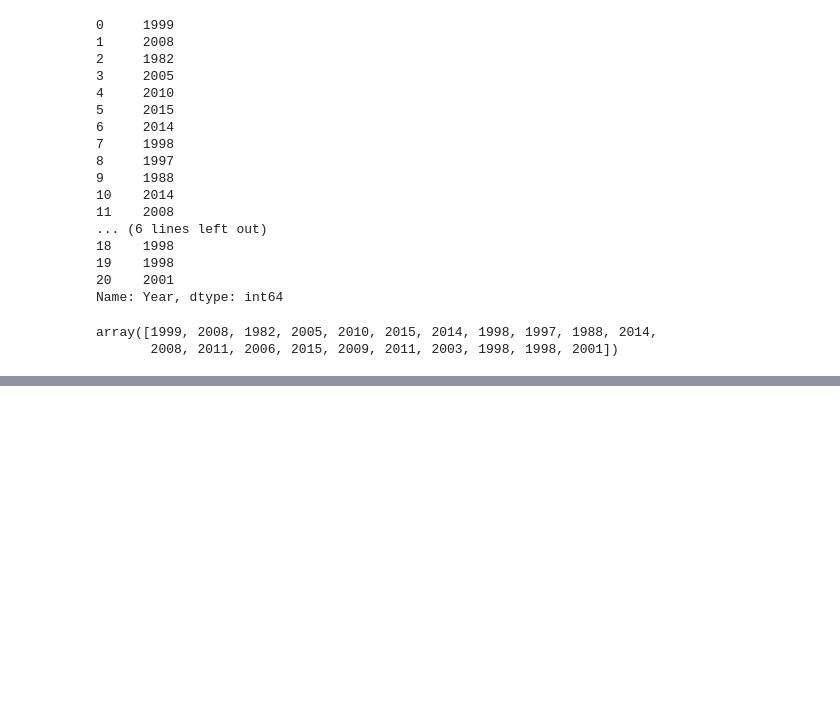
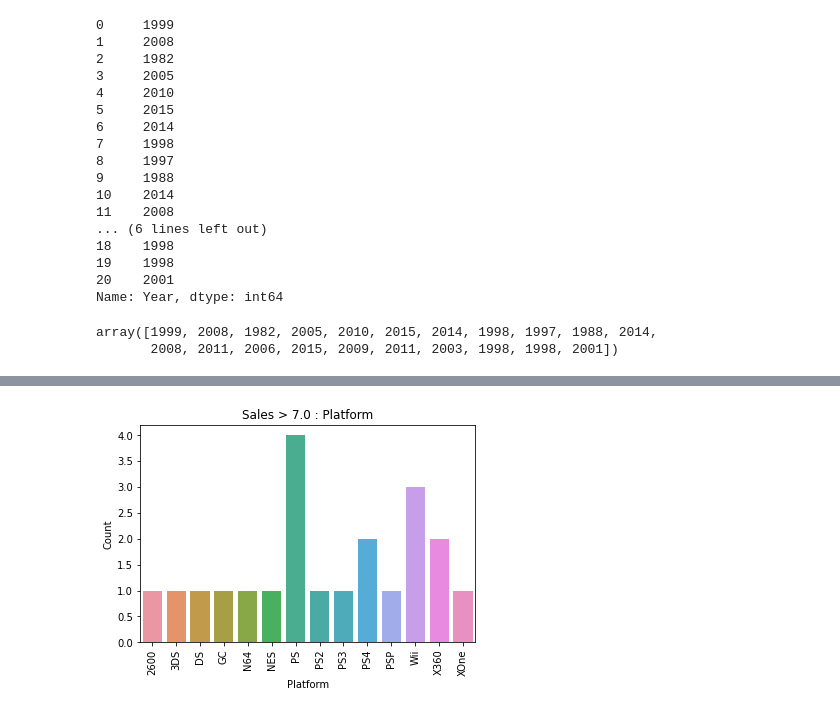
Before and after one commit to sh00-git/Project1-what-games-to-design-in-the-next-quarter, a Jupyter notebook: AI_14_박송희_Section1.ipynb, the cells around one changed output, grey strips where cells are left out. Cells and saved outputs as stored; diff of their text form; code cells hidden in the pictures; blank space fills up the shorter version.

```diff
--- a/AI_14_박송희_Section1.ipynb
+++ b/AI_14_박송희_Section1.ipynb
@@ -895,0 +961,3 @@ plt.plot(by_sales.set_index('Year')[by_sales.set_index('Year')['Global_Sales'] >
+# %%
+Platform_df = pd.DataFrame(by_sales.set_index('Year')[by_sales.set_index('Year')['Global_Sales'] >= 7.0].groupby('Platform').size()).rename(columns={0:'Count'}).reset_index()
+Platform_df
@@ -895,0 +980,7 @@ plt.plot(by_sales.set_index('Year')[by_sales.set_index('Year')['Global_Sales'] >
+# %%
+sns.barplot(x='Platform', y='Count', data=Platform_df)
+plt.xticks(rotation=90)
+plt.title("Sales > 7.0 : Platform")
+plt.show()
+# %% [output]
+[figure, added]
```
Also changed, not shown: parts of 18 cells of this notebook.
